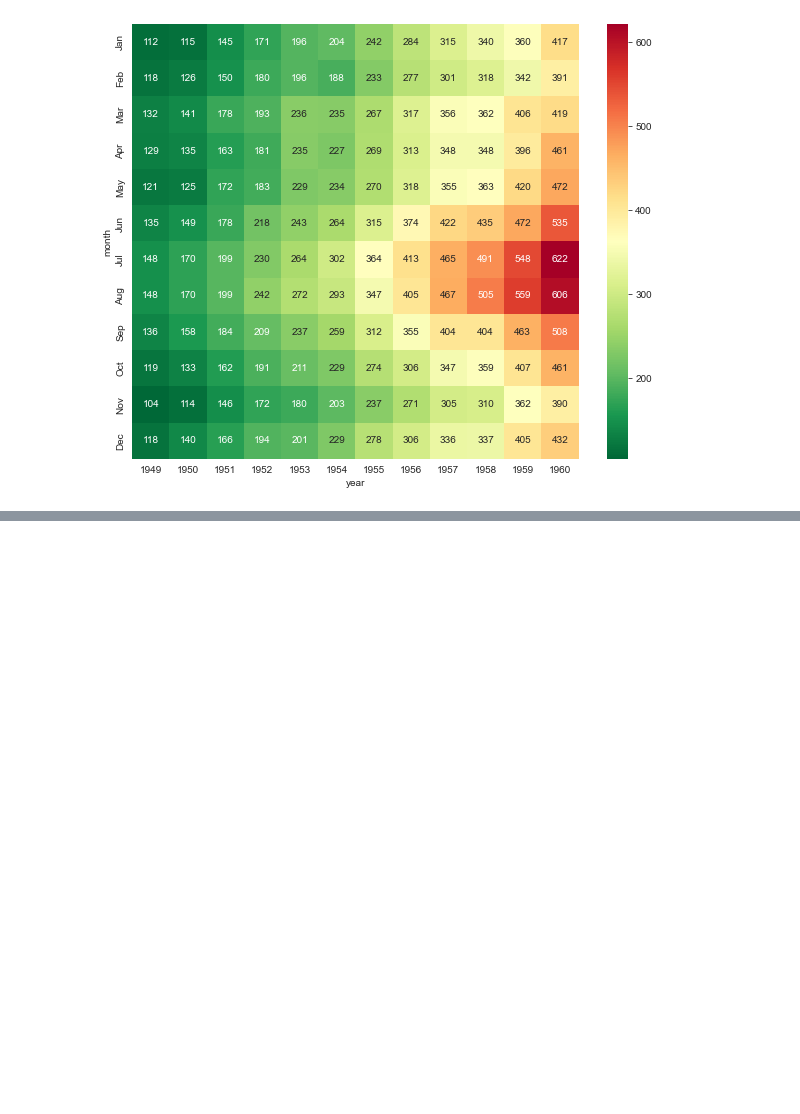
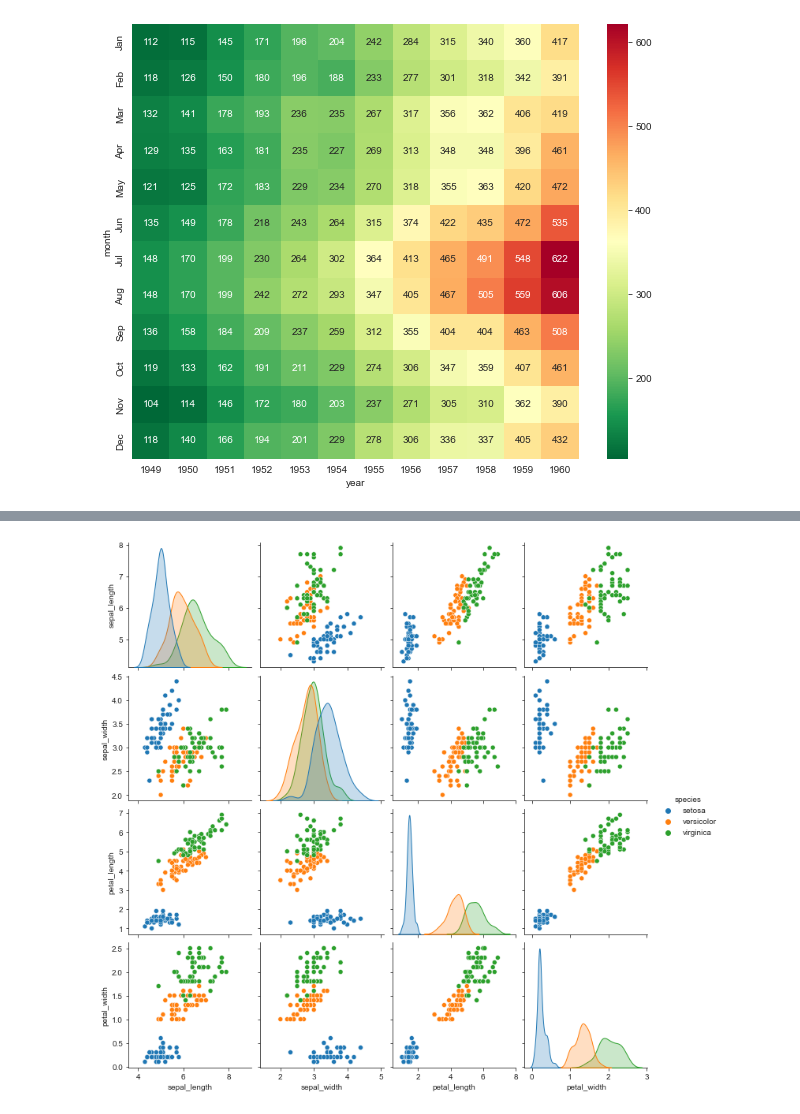
Before and after one commit to hyestar/2022py2, a Jupyter notebook: pytemp/seborn연습.ipynb, the cells around one changed output, grey strips where cells are left out. Saved outputs shown, nothing was run; the diff lists cells and outputs as text; code cells hidden in the pictures; blank space fills up the shorter version.

```diff
--- a/pytemp/seborn연습.ipynb
+++ b/pytemp/seborn연습.ipynb
@@ -122,0 +139,8 @@ plt.show()
+# %%
+sns.set_style('ticks')
+iris = sns.load_dataset("iris")
+iris
+sns.pairplot(iris, hue="species")
+plt.show()
+# %% [output]
+[figure, added]
```
Also changed, not shown: parts of 5 cells of this notebook.
